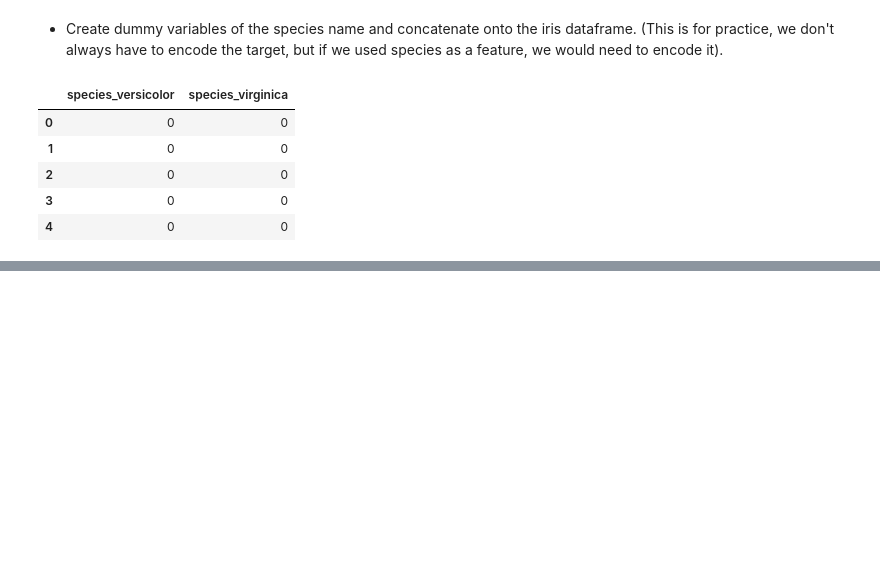
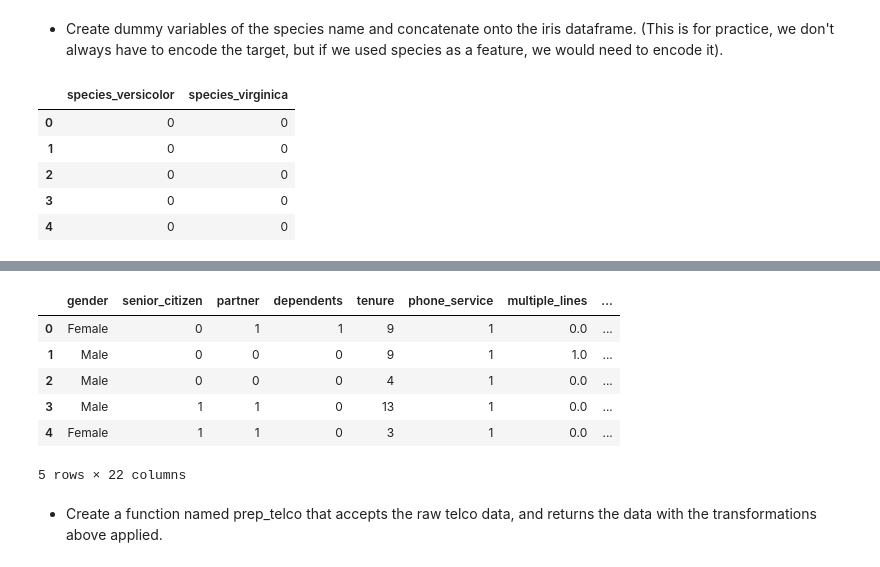
Before and after one commit to kristofer-rivera/classification-exercises, a Jupyter notebook: classification_exercises.ipynb, the cells around one changed output, grey strips where cells are left out. Saved outputs shown, nothing was run; the diff lists cells and outputs as text; code cells hidden in the pictures; blank space fills up the shorter version.

Commit message:
Submitting completed data preparation exercises.

```diff
--- a/classification_exercises.ipynb
+++ b/classification_exercises.ipynb
@@ -629,0 +620,7 @@ telco.head()
+# %%
+# Creating the dummy variables
+
+dummy_telco = pd.get_dummies(telco[['gender','contract_type', 'payment_type', 'internet_service_type']],
+                         dummy_na = False,
+                         drop_first = [True, True])
+dummy_telco.head()
@@ -629,0 +634,15 @@ telco.head()
+# %%
+# Concatenating onto original dataframe
+telco = pd.concat([telco, dummy_telco], axis = 1)
+telco.head()
+# Will need to drop the columns used to make dummies
+# %% [output]
+|  | gender | senior_citizen | partner | dependents | tenure | phone_service | multiple_lines | ... |
+| 0 | Female | 0 | 1 | 1 | 9 | 1 | 0.0 | ... |
+| 1 | Male | 0 | 0 | 0 | 9 | 1 | 1.0 | ... |
+| 2 | Male | 0 | 0 | 0 | 4 | 1 | 0.0 | ... |
+| 3 | Male | 1 | 1 | 0 | 13 | 1 | 0.0 | ... |
+| 4 | Female | 1 | 1 | 0 | 3 | 1 | 0.0 | ... |
+5 rows × 22 columns
+# %% [markdown]
+- Create a function named prep_telco that accepts the raw telco data, and returns the data with the transformations above applied.
```
Also changed, not shown: parts of 71 cells of this notebook, 1 other file.
